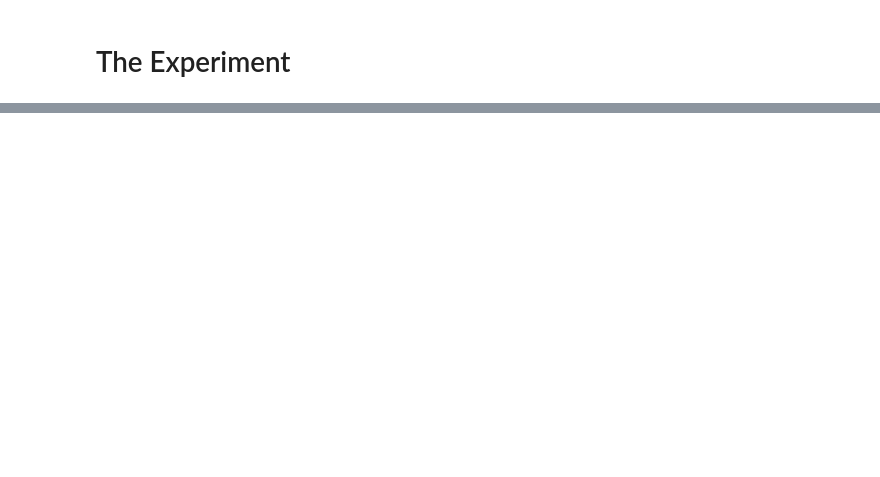
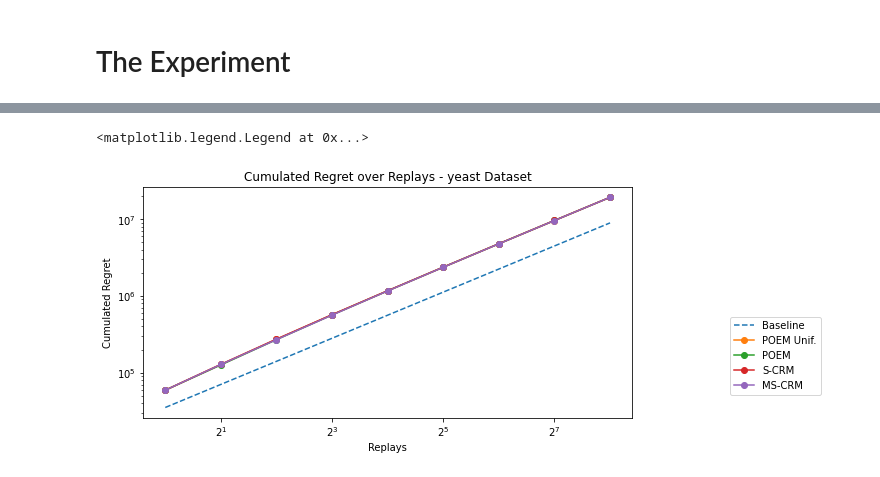
Before and after one commit to criteo-research/sequential-conterfactual-risk-minimization, a Jupyter notebook: eval_sequential_crm_multilabel-jax.ipynb, the cells around one changed output, grey strips where cells are left out. Cells and saved outputs as stored; diff of their text form; code cells hidden in the pictures; blank space fills up the shorter version.

```diff
--- a/eval_sequential_crm_multilabel-jax.ipynb
+++ b/eval_sequential_crm_multilabel-jax.ipynb
@@ -153,2 +197,15 @@ scrm_rewards = scrm_rewards.mean(axis=0)
+# %%
+baseline_rewards = []
+skyline_rewards = []
+
+baseline_reward = (1-np.logical_xor(pi0.predict(X_train), y_train)).sum() * len(X_train) / len(X_test)
+skyline_reward = (1-np.logical_xor(pistar.predict(X_train), y_train)).sum() * len(X_train) / len(X_test)
+
+current_replay = 0
+for j, replay_target in enumerate(replay_targets):
+    needed_replays = replay_target - current_replay
+    current_replay = replay_target
+    baseline_rewards += [baseline_reward * needed_replays]
+    skyline_rewards += [skyline_reward * needed_replays]
 # %%
 fig, ax = plt.subplots(constrained_layout=True, figsize=(10,4))
@@ -178,5 +227,2 @@ MultiOutputClassifier(estimator=MLPClassifier(hidden_layer_sizes=(500, 100, 40,
-# %%
-baseline_rewards = (1 - np.logical_xor(pi0.predict(X_test), y_test)).sum()*np.ones_like(crm_rewards)
-skyline_rewards = (1 - np.logical_xor(mlp.predict(X_test), y_test)).sum()*np.ones_like(crm_rewards)
 # %%
 fig, ax = plt.subplots(constrained_layout=True, figsize=(10,4))
@@ -195,0 +244,17 @@ ax.legend(loc=(1.2, .1))
+# %%
+fig, ax = plt.subplots(constrained_layout=True, figsize=(10,4))
+plt.title('Cumulated Regret over Replays - %s Dataset' % dataset_name)
+ax.set_xlabel('Replays')
+ax.set_xscale('log', base=2)
+ax.set_yscale('log')
+ax.plot(replay_targets, np.cumsum(skyline_rewards) - np.cumsum(baseline_rewards), '--', label='Baseline')
+ax.plot(replay_targets, np.cumsum(skyline_rewards) - np.cumsum(ucrm_rewards), 'o-', label='POEM Unif.')
+ax.plot(replay_targets, np.cumsum(skyline_rewards) - np.cumsum(crm_rewards), 'o-', label='POEM')
+ax.plot(replay_targets, np.cumsum(skyline_rewards) - np.cumsum(scrm_rewards), 'o-', label='S-CRM')
+ax.plot(replay_targets, np.cumsum(skyline_rewards) - np.cumsum(mscrm_rewards), 'o-', label='MS-CRM')
+# ax.plot(replay_targets, np.cumsum(skyline_rewards) - np.cumsum(skyline_rewards), '--', label='Skyline')
+ax.set_ylabel('Cumulated Regret')
+ax.legend(loc=(1.2, .1))
+# %% [output]
+<matplotlib.legend.Legend at 0x...>
+[figure, added]
```
Also changed, not shown: parts of 12 cells of this notebook, 3 other files.
